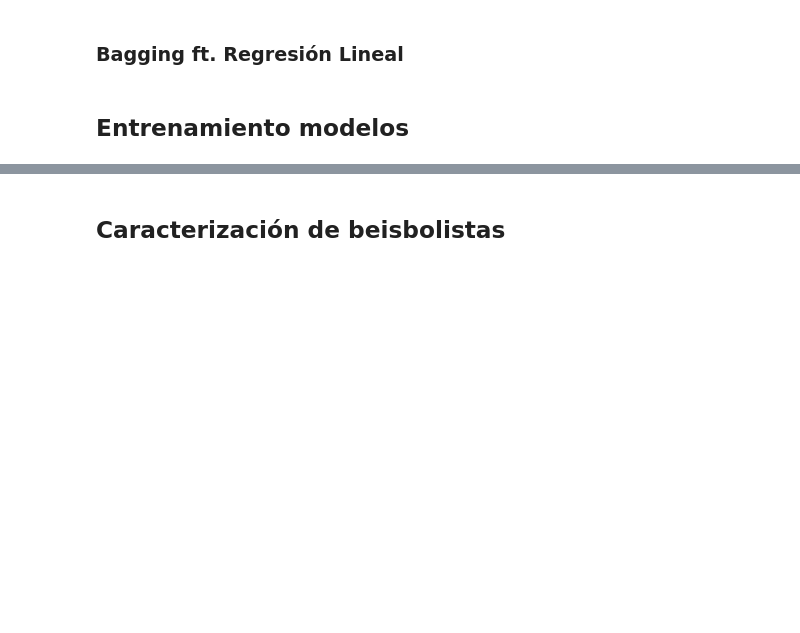
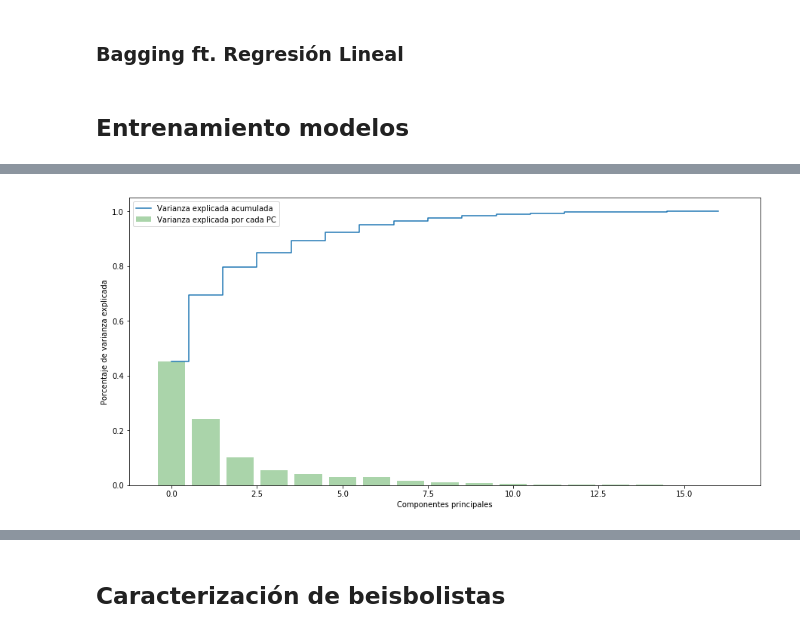
Before and after one commit to Hagia/ICESI-Courses, a Jupyter notebook: Data Mining/Final project/Baseball-Project.ipynb, the cells around one changed output, grey strips where cells are left out. Cells and saved outputs as stored; diff of their text form; code cells hidden in the pictures; blank space fills up the shorter version.

```diff
--- a/Data Mining/Final project/Baseball-Project.ipynb
+++ b/Data Mining/Final project/Baseball-Project.ipynb
@@ -399,0 +456,5 @@ bagging = BaggingRegressor(base_estimator = LinearRegression(),   # Por defecto
+# %%
+df_std = scaler.transform(noNullDataNormali)
+# %%
+pca = PCA()
+df_proyectado = pca.fit_transform(df_std)
@@ -399,0 +475,10 @@ bagging = BaggingRegressor(base_estimator = LinearRegression(),   # Por defecto
+# %%
+plt.figure(figsize=(15, 7))
+plt.bar(range(len(var_exp)), var_exp, alpha=0.3333, align='center', label='Varianza explicada por cada PC', color = 'g')
+plt.step(range(len(cum_var_exp)), cum_var_exp, where='mid',label='Varianza explicada acumulada')
+plt.ylabel('Porcentaje de varianza explicada')
+plt.xlabel('Componentes principales')
+plt.legend(loc='best')
+plt.show()
+# %% [output]
+[figure, added]
```
Also changed, not shown: parts of 24 cells of this notebook.
